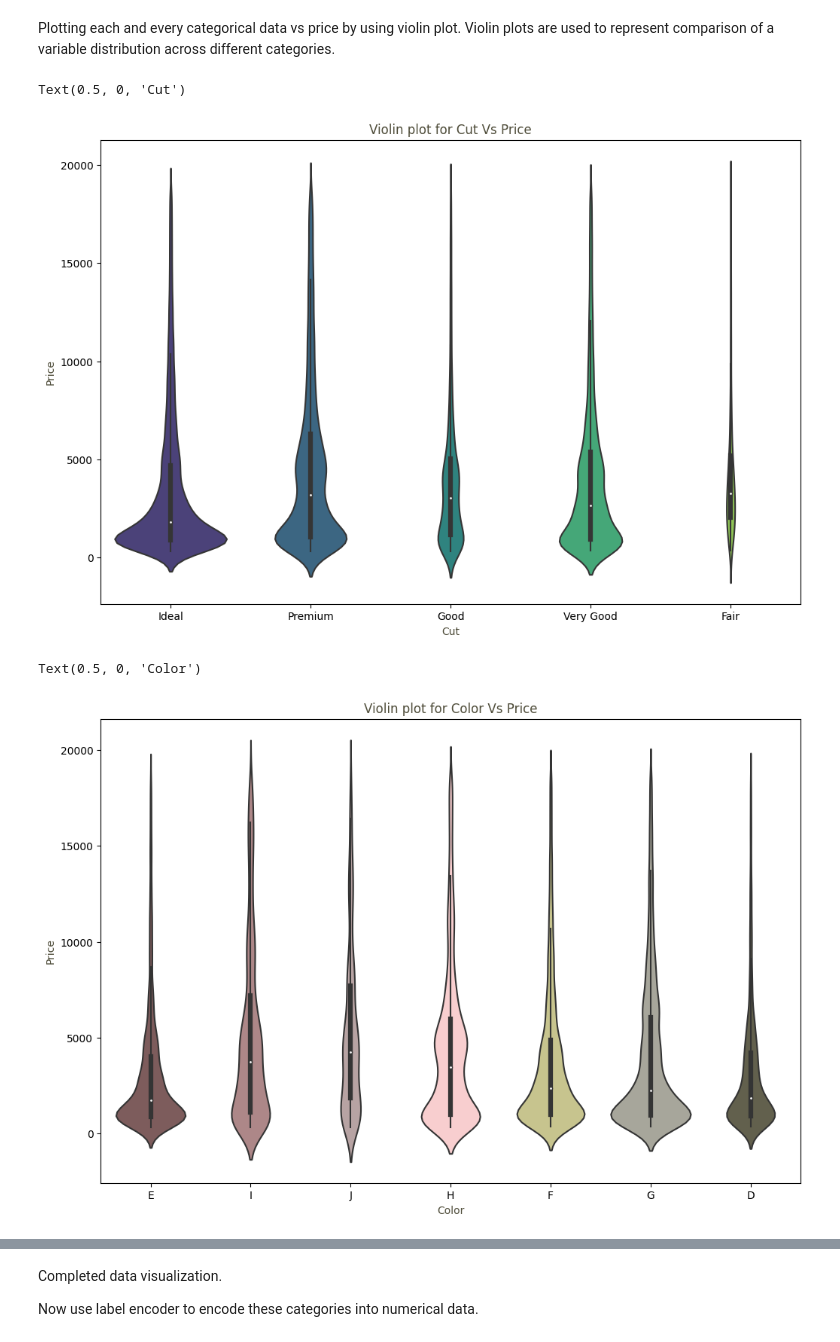
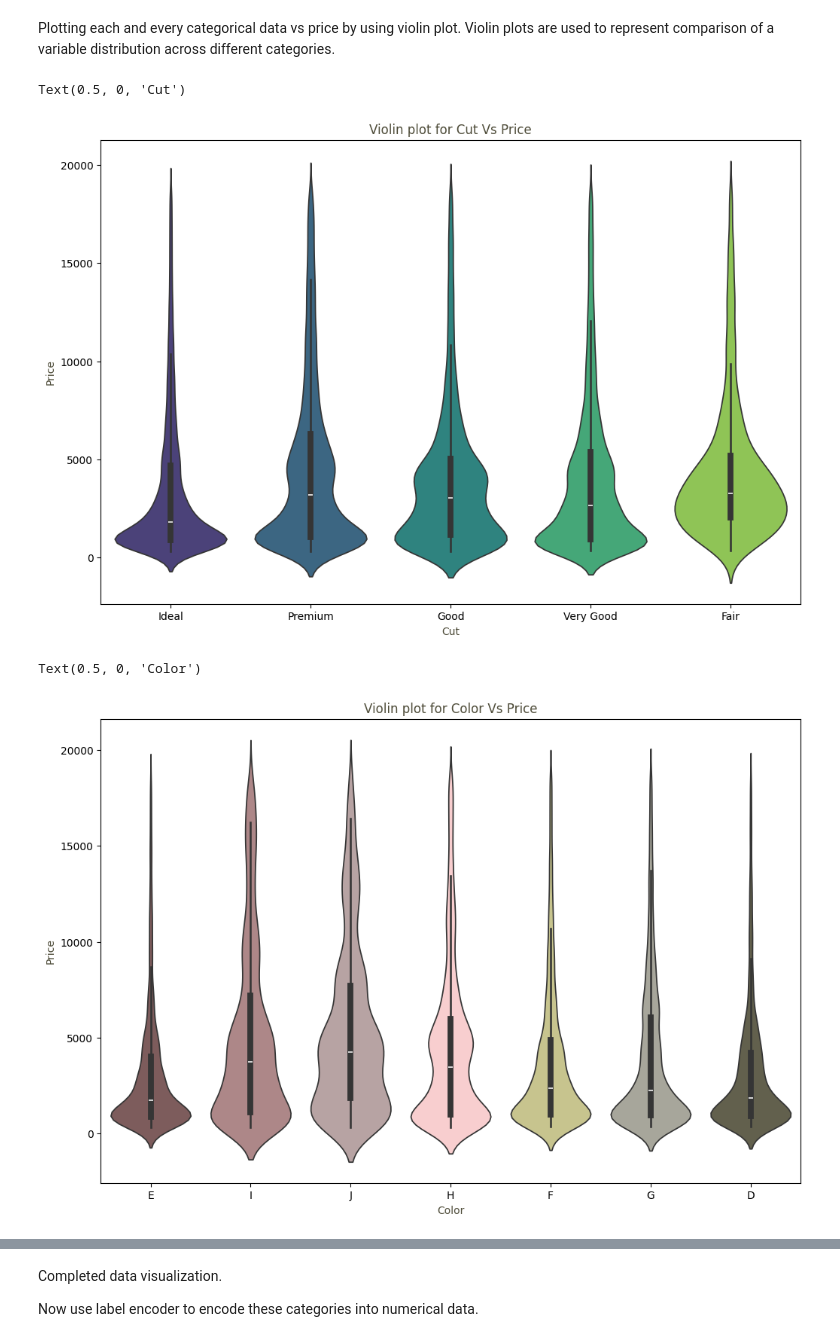
Before and after one commit to Kavi-Dew-23/Diamond-Price-Prediction, a Jupyter notebook: Diamond_Price_Prediction.ipynb, the cells around one changed output, grey strips where cells are left out. Cells and saved outputs as stored; diff of their text form; code cells hidden in the pictures.

```diff
--- a/Diamond_Price_Prediction.ipynb
+++ b/Diamond_Price_Prediction.ipynb
@@ -148,23 +143,23 @@ Categorical Variables
 Plotting each and every categorical data vs price by using violin plot. Violin plots are used to represent comparison of a variable distribution across different categories.
 # %%
 plt.figure(figsize=(12,8))
-ax = sns.violinplot(x = "cut", y = "price", data=data, palette="viridis", scale="count")
+ax = sns.violinplot(x = "cut", y = "price", data=data, palette="viridis",hue = "cut", density_norm="count", legend = False)
 ax.set_title("Violin plot for Cut Vs Price", color = "#4e4c39")
 ax.set_ylabel("Price", color="#4e4c39")
 ax.set_xlabel("Cut", color="#4e4c39")
 # %% [output]
 Text(0.5, 0, 'Cut')
-[figure, old version]
+[figure, new version]
 # %%
 plt.figure(figsize=(12,8))
 shade_1 = ["#835656", "#b38182", "#baa0a0", "#ffc7c8", "#d0cd85", "#a9a799", "#65634a"]
-ax = sns.violinplot(x = "color", y = "price", data=data, palette=shade_1, scale="count")
+ax = sns.violinplot(x = "color", y = "price", data=data, palette=shade_1, density_norm ="count",hue="color", legend = False)
 ax.set_title("Violin plot for Color Vs Price", color = "#4e4c39")
 ax.set_ylabel("Price", color="#4e4c39")
 ax.set_xlabel("Color", color="#4e4c39")
 # %% [output]
 Text(0.5, 0, 'Color')
-[figure, old version]
+[figure, new version]
 # %%
 plt.figure(figsize=(12,8))
 shade_2 = ["#835656", "#b38182", "#baa0a0", "#ffc7c8", "#f1f1f1", "#d0cd85", "#a9a799", "#65634a"]
```
Also changed, not shown: parts of 9 cells of this notebook.
